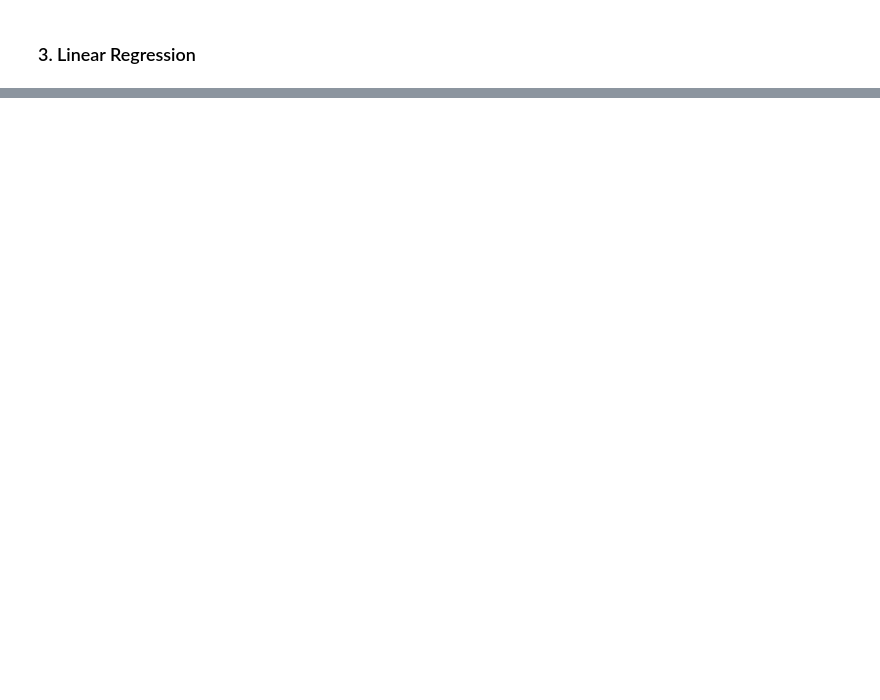
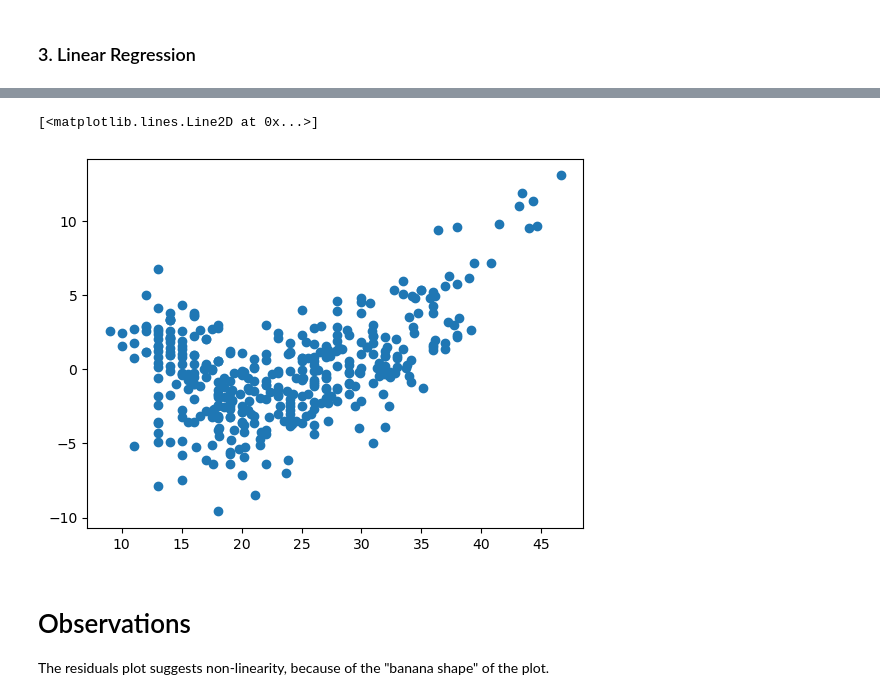
Before and after one commit to WojciechPtas/eml2022, a Jupyter notebook: Practical_Problem_1.ipynb, the cells around one changed output, grey strips where cells are left out. Saved outputs shown, nothing was run; the diff lists cells and outputs as text; code cells hidden in the pictures; blank space fills up the shorter version.

```diff
--- a/Practical_Problem_1.ipynb
+++ b/Practical_Problem_1.ipynb
@@ -100,2 +135,17 @@ print(x.shape, y.shape)
 # %%
 # Fit the linear regression on mpg for the other features: cylinder, horsepower, year and displacement
+list_of_predictors=["cylinders", "displacement", "horsepower", "year"]
+arr_y = [[item] for item in y]
+for predictor in list_of_predictors:
+    x=np.array(data[predictor])
+    arr_x= [[item] for item in x]
+    linear_model.fit(arr_x,arr_y)
+    r_squared=linear_model.score(arr_x, arr_y)
+    print(f"R^2 for the {predictor} is equal to {r_squared.round(3)} and the coefficients are equal to: {linear_model.coef_[0][0]}")
+    residuals = []
+    for i in range(len(arr_y)):
+        residuals.append(pow(arr_y[i][0] - linear_model.predict(arr_x),2))
+    #print(residuals)
+    se=np.sqrt(1/(len(arr_y)-2)*np.sum(residuals)/(np.var(arr_x)*len(arr_x)))
+    t=linear_model.coef_[0][0]/se
+    print(f"t statistic is equal to {t}")
@@ -103,5 +162,21 @@ print(x.shape, y.shape)
 #Multiple Linear Regression
 #Create a 2D matrix with each column representing all features
 #Look up np.concatenate or np.stack
+data_without_names = data.copy(deep=True)
+data_without_names.drop('name', inplace=True, axis=1)
+data_without_names.drop('mpg', inplace=True,axis=1)
+#print(data_without_names)
+#print(data_without_names.T.to_numpy())
+linear_model.fit(data_without_names.to_numpy(),arr_y)
+r_squared = linear_model.score(data_without_names.to_numpy(),arr_y)
+coef = linear_model.coef_
+print(f"R^2 equals {r_squared}  and predictions equals to {coef}")
 
 #Print the predictions of the your fitted model and the weights of Linear Regression (look at the function get_params())
+import random
+for i in random.sample(range(0,390),5):
+    x=[data_without_names.to_numpy()[i,:]]
+    #print(x.shape)
+    #print(x)
+   #print(arr_y[i][0])
+    print(f"value predicted by the model equls to {linear_model.predict(x)[0][0].round(2)} while the true value was { arr_y[i][0]}")
@@ -108,2 +197,15 @@ print(x.shape, y.shape)
 # %%
 #Make a scatter plot of the residual vs the predictions of your linear regression model
+residuals = []
+for i in range(len(arr_y)):
+    residuals.append(((arr_y[i][0] - linear_model.predict([data_without_names.to_numpy()[i,:]])))[0][0])
+
+#print(residuals)
+plt.plot([y[0] for y in arr_y], residuals,marker='o', linestyle=' ')
+# %% [output]
+[<matplotlib.lines.Line2D at 0x...>]
+[figure, added]
+# %% [markdown]
+# Observations
+
+The residuals plot suggests non-linearity, because of the "banana shape" of the plot.
```
Also changed, not shown: parts of 7 cells of this notebook.
